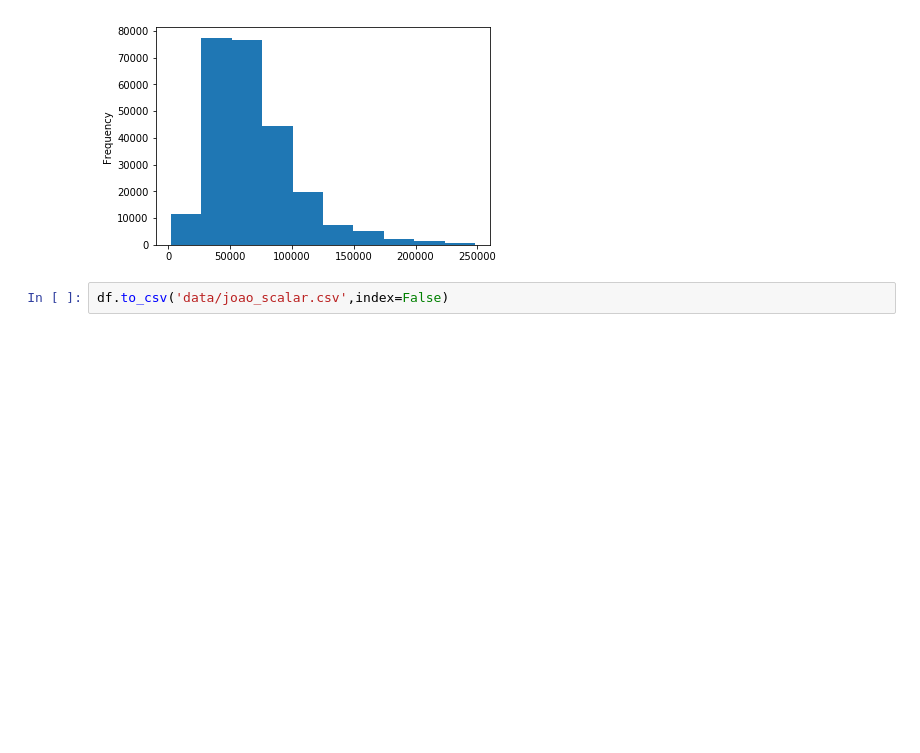
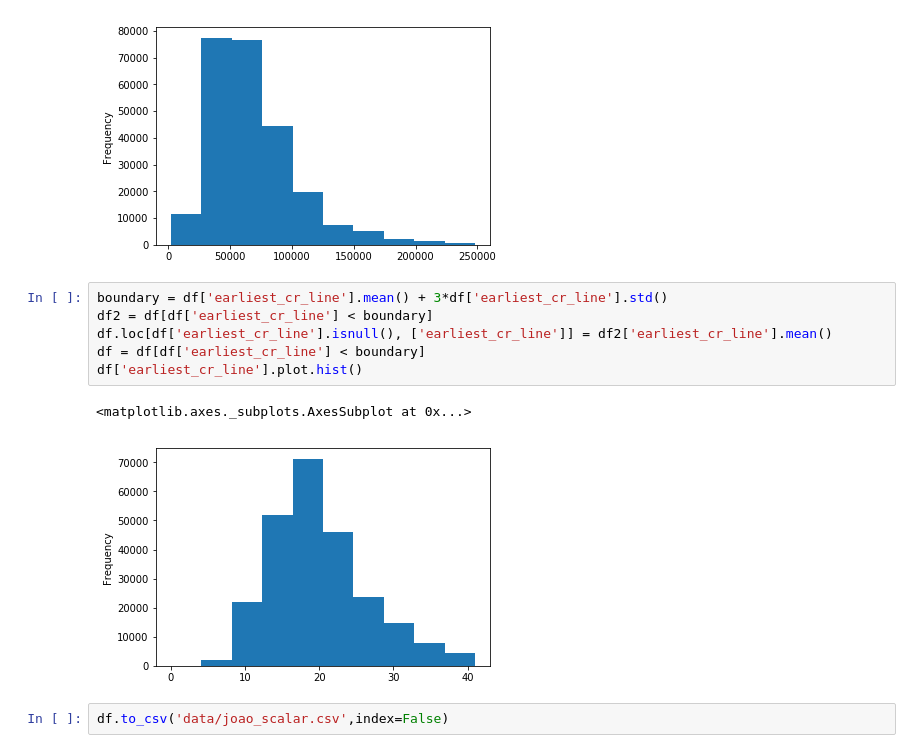
Before and after one commit to vinacmg/loan-risk-prediction, a Jupyter notebook: scalar_joao.ipynb, the cells around one changed output. Drawn from its saved outputs; the diff is of its cells as text; blank space fills up the shorter version.

```diff
--- a/scalar_joao.ipynb
+++ b/scalar_joao.ipynb
@@ -63,5 +66,14 @@ df['annual_inc'].plot.hist()
 # %% [output]
 <matplotlib.axes._subplots.AxesSubplot at 0x...>
 [figure]
+# %%
+boundary = df['earliest_cr_line'].mean() + 3*df['earliest_cr_line'].std()
+df2 = df[df['earliest_cr_line'] < boundary]
+df.loc[df['earliest_cr_line'].isnull(), ['earliest_cr_line']] = df2['earliest_cr_line'].mean()
+df = df[df['earliest_cr_line'] < boundary]
+df['earliest_cr_line'].plot.hist()
+# %% [output]
+<matplotlib.axes._subplots.AxesSubplot at 0x...>
+[figure, added]
 # %%
 df.to_csv('data/joao_scalar.csv',index=False)
```
Also changed, not shown: parts of 2 cells of this notebook.
